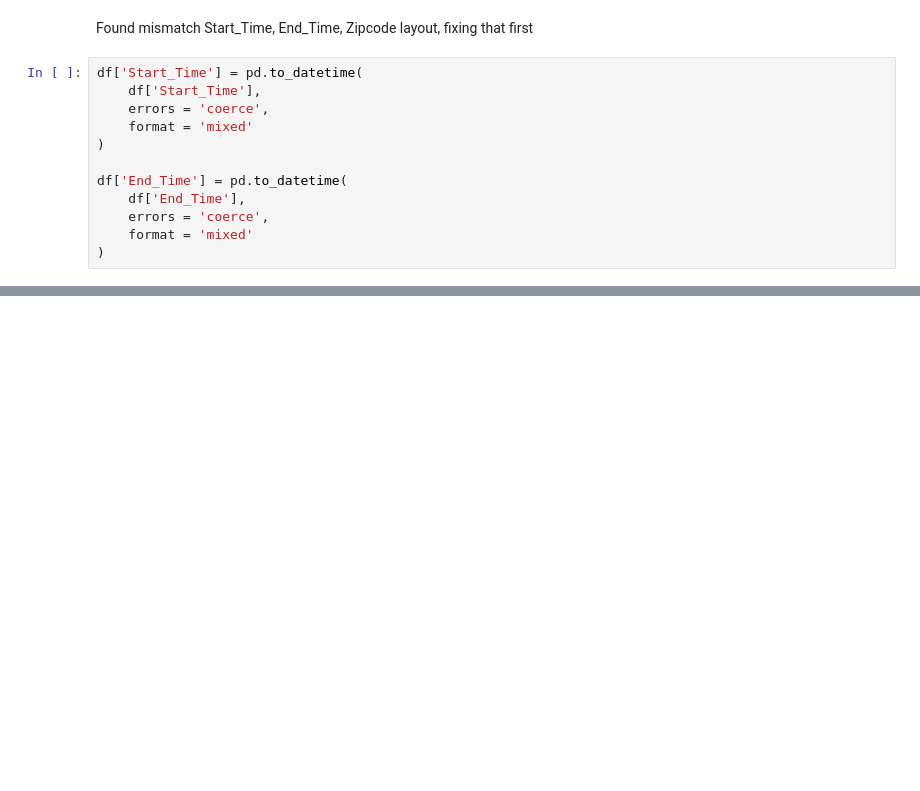
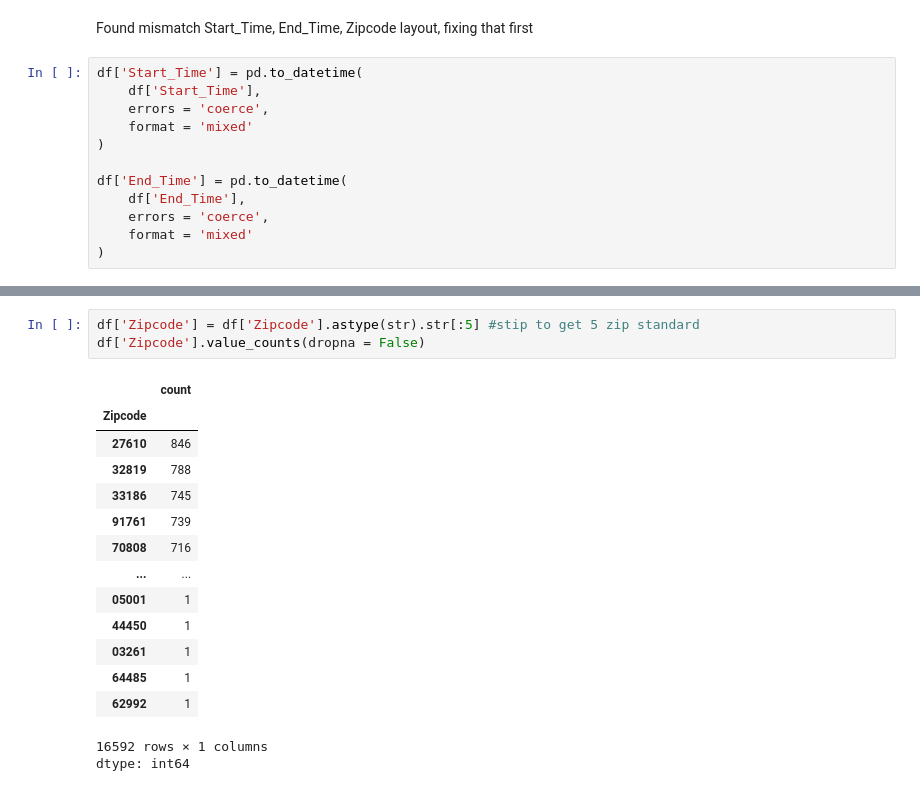
Before and after one commit to sgterrado/Need4Data-Blue-Bumper-Cars, a Jupyter notebook: Need4Data_DataClean.ipynb, the cells around one changed output, grey strips where cells are left out. Drawn from its saved outputs; the diff is of its cells as text; blank space fills up the shorter version.

```diff
--- a/Need4Data_DataClean.ipynb
+++ b/Need4Data_DataClean.ipynb
@@ -129,0 +192,19 @@ df.head(5)
+# %%
+df['Zipcode'] = df['Zipcode'].astype(str).str[:5] #stip to get 5 zip standard
+df['Zipcode'].value_counts(dropna = False)
+# %% [output]
+|  | count |
+| Zipcode |  |
+| 27610 | 846 |
+| 32819 | 788 |
+| 33186 | 745 |
+| 91761 | 739 |
+| 70808 | 716 |
+| ... | ... |
+| 05001 | 1 |
+| 44450 | 1 |
+| 03261 | 1 |
+| 64485 | 1 |
+| 62992 | 1 |
+16592 rows × 1 columns
+dtype: int64
```
Also changed, not shown: parts of 21 cells of this notebook.
